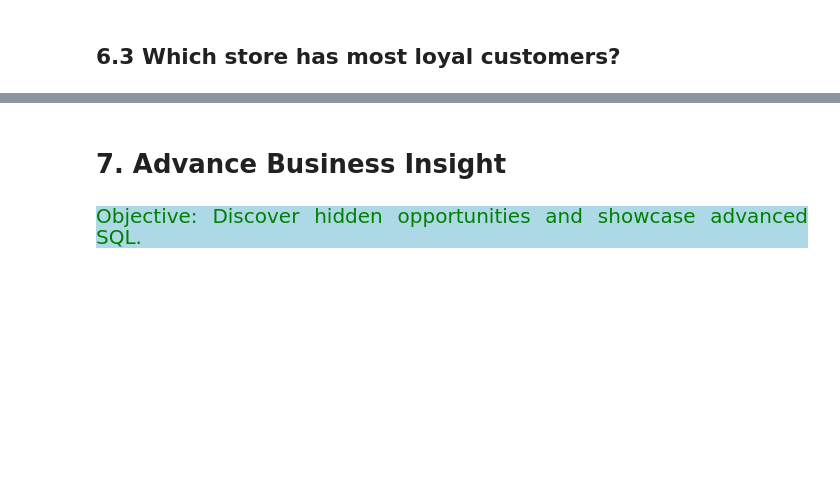
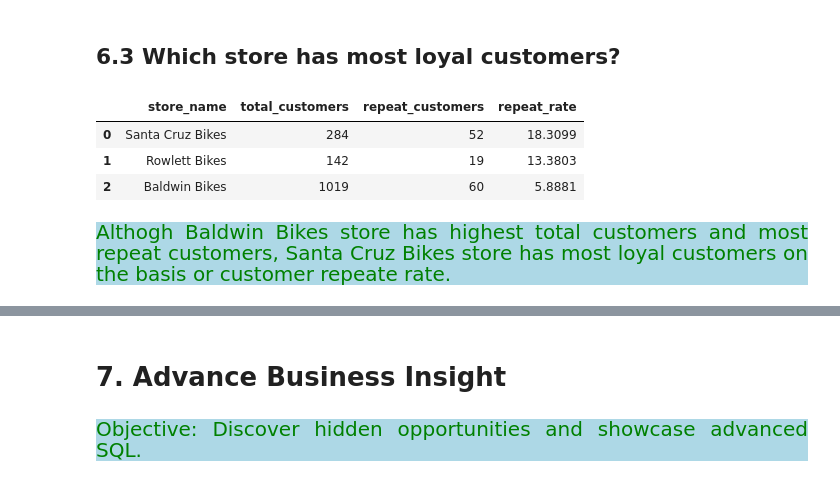
Before and after one commit to Kartika-Nidhi/Biker_Store_Analysis_SQL, a Jupyter notebook: BikeStoreAnalysisSQl.ipynb, the cells around one changed output, grey strips where cells are left out. Cells and saved outputs as stored; diff of their text form; code cells hidden in the pictures; blank space fills up the shorter version.

```diff
--- a/BikeStoreAnalysisSQl.ipynb
+++ b/BikeStoreAnalysisSQl.ipynb
@@ -1046,5 +1117,56 @@ Measure employee productivity.
 # %% [markdown]
 ## 6.3 Which store has most loyal customers?
+# %%
+query = """
+WITH total_cust_cte AS (
+
+    SELECT
+        sto.store_name,
+        COUNT(DISTINCT ord.customer_id) AS total_customers
+    FROM stores sto
+    INNER JOIN orders ord ON sto.store_id = ord.store_id
+    GROUP BY sto.store_name
+),
+
+repeat_cust_cte AS (
+
+    SELECT
+        store_name,
+        COUNT(*) AS repeat_customers
+    FROM (
+        SELECT sto.store_name, ord.customer_id
+        FROM stores sto
+        INNER JOIN orders ord ON sto.store_id = ord.store_id
+        GROUP BY sto.store_name, ord.customer_id
+        HAVING COUNT(ord.order_id) > 1
+    ) sub
+    GROUP BY store_name
+)
+
+
+SELECT
+    t.store_name,
+    t.total_customers,
+    COALESCE(r.repeat_customers, 0) AS repeat_customers,
+    ROUND(
+        (1.0 * COALESCE(r.repeat_customers, 0) / t.total_customers)*100,
+        4
+    ) AS repeat_rate
+FROM total_cust_cte t
+LEFT JOIN repeat_cust_cte r
+    ON t.store_name = r.store_name
+ORDER BY repeat_rate DESC;
+"""
+
+sto_cust = pd.read_sql(query, engine)
+sto_cust
+# %% [output]
+|  | store_name | total_customers | repeat_customers | repeat_rate |
+| 0 | Santa Cruz Bikes | 284 | 52 | 18.3099 |
+| 1 | Rowlett Bikes | 142 | 19 | 13.3803 |
+| 2 | Baldwin Bikes | 1019 | 60 | 5.8881 |
+# %% [markdown]
+<div style = "background-color:lightblue; color:green; font-size:20px; text-align:justify">Althogh Baldwin Bikes store has highest total customers and most repeat customers, Santa Cruz Bikes store has most loyal customers on the basis or customer repeate rate.
 # %% [markdown]
 <div>
 # %% [markdown]
```
Also changed, not shown: parts of 7 cells of this notebook.
